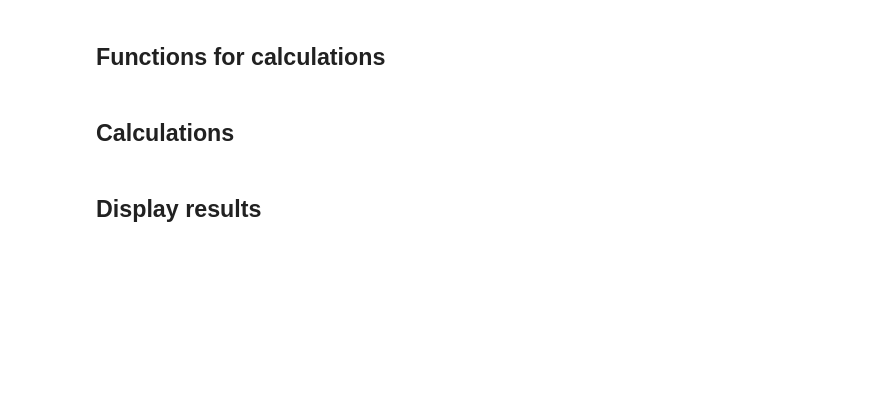
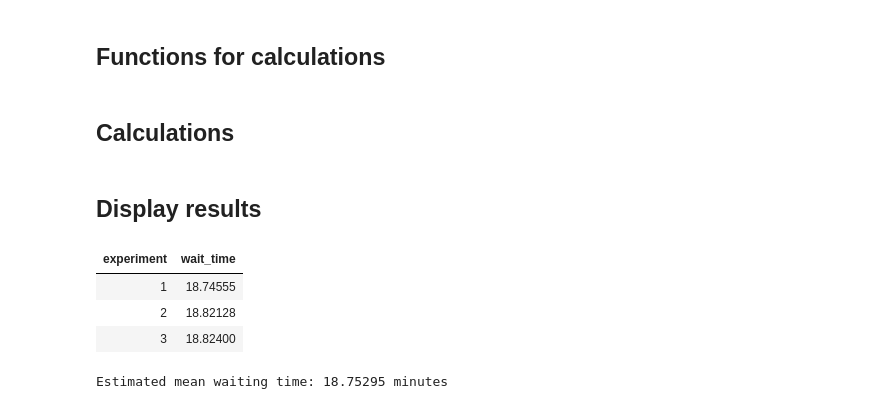
Before and after one commit to yurimejia/waiting_times, a Jupyter notebook: problem_1.ipynb, the cells around one changed output. Drawn from its saved outputs; the diff is of its cells as text; code cells hidden in the pictures; blank space fills up the shorter version.

```diff
--- a/problem_1.ipynb
+++ b/problem_1.ipynb
@@ -92,3 +100,15 @@ df = data.frame(experiment = 1:length(ans),
                 wait_time = ans)
 # %% [markdown]
 ## Display results
+# %%
+library(dplyr)
+
+# Experiments results
+df %>% head(3)
+cat('Estimated mean waiting time:', mean(df$wait_time), 'minutes')
+# %% [output]
+| experiment | wait_time |
+| 1 | 18.74555 |
+| 2 | 18.82128 |
+| 3 | 18.82400 |
+Estimated mean waiting time: 18.75295 minutes
```
Also changed, not shown: parts of 7 cells of this notebook.
